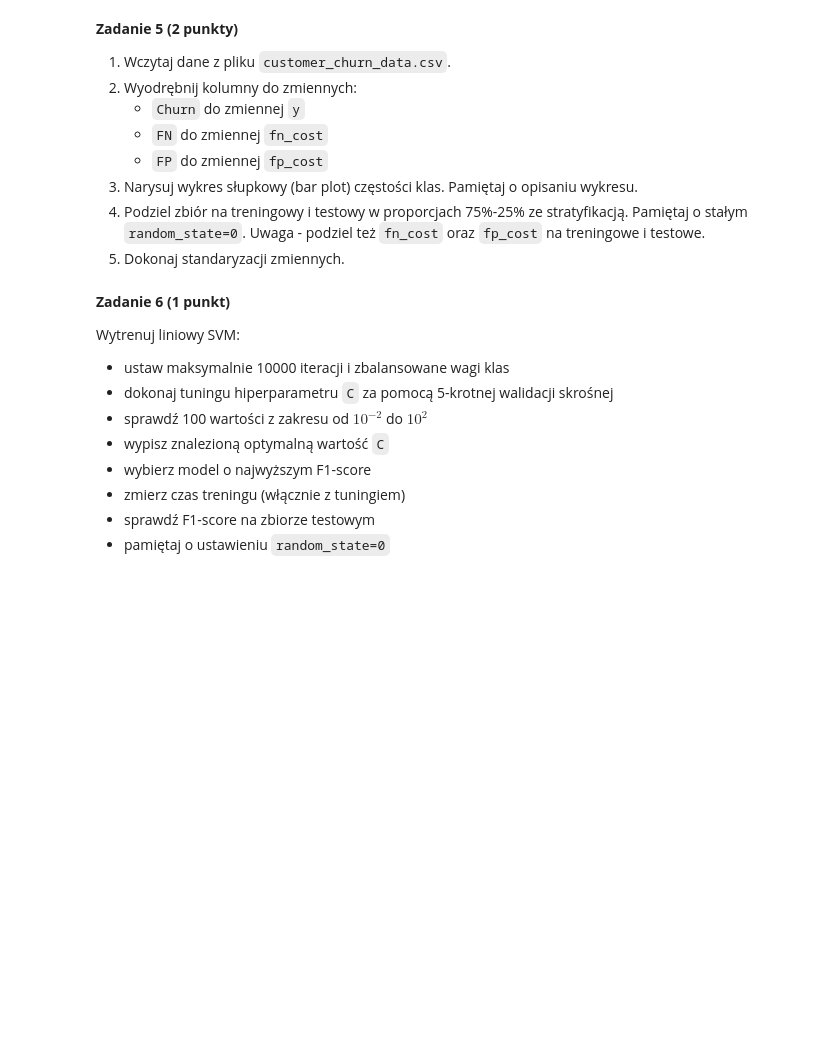
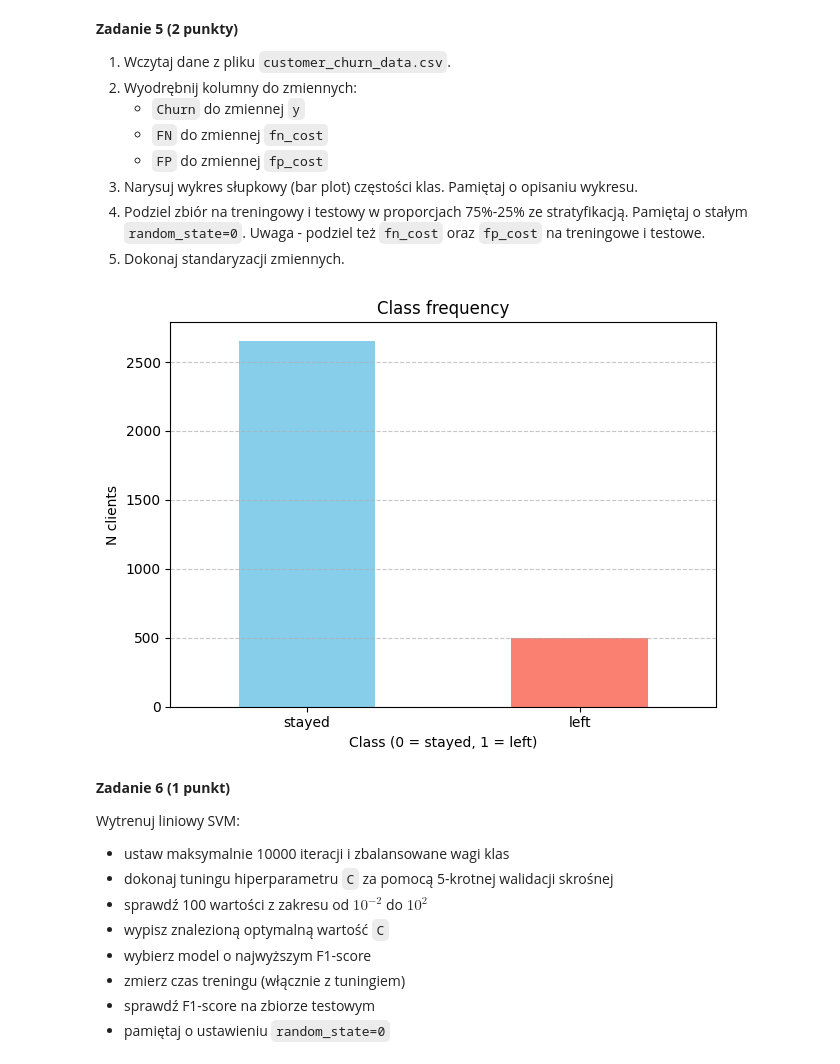
Before and after one commit to eszlamczyk/podstawy-uczenia-maszynowego-24-25, a Jupyter notebook: lab3/notebook.ipynb, the cells around one changed output. Saved outputs shown, nothing was run; the diff lists cells and outputs as text; code cells hidden in the pictures; blank space fills up the shorter version.

```diff
--- a/lab3/notebook.ipynb
+++ b/lab3/notebook.ipynb
@@ -161,0 +272,17 @@ Wynik jest ewidentnie lepszy, bez żadnego tuningu! Zajmuje to jednak sporo czas
+# %%
+# 261 - najlepsze znalezione C
+linear_svm = LinearSVC(C=261, class_weight="balanced", max_iter=10000, random_state=0)
+linear_svm.fit(X_train_scaled, y_train)
+decision_function = linear_svm.decision_function(X_train_scaled)
+linear_sv_indices = np.where(np.abs(decision_function) <= 1 + 1e-15)[0]
+n_linear_sv = len(linear_sv_indices)
+linear_sv_percent = n_linear_sv / len(X_train_scaled) * 100
+
+kernel_svm = SVC(cache_size=512, class_weight="balanced", random_state=0)
+kernel_svm.fit(X_train_scaled, y_train)
+n_kernel_sv = len(kernel_svm.support_)
+kernel_sv_percent = n_kernel_sv / len(X_train_scaled) * 100
+
+
+print(f"Linear SVM: {n_linear_sv} support vectors ({linear_sv_percent:.2f}%)")
+print(f"Kernel SVM: {n_kernel_sv} support vectors ({kernel_sv_percent:.2f}%)")
@@ -198,6 +353,43 @@ Zbiór został wzięty z Kaggle (opublikował go tam Ruholla Jafari-Marandi). W
 3. Narysuj wykres słupkowy (bar plot) częstości klas. Pamiętaj o opisaniu wykresu.
 4. Podziel zbiór na treningowy i testowy w proporcjach 75%-25% ze stratyfikacją. Pamiętaj o stałym `random_state=0`. Uwaga - podziel też `fn_cost` oraz `fp_cost` na treningowe i testowe.
 5. Dokonaj standaryzacji zmiennych.
+# %%
+from sklearn.model_selection import train_test_split
+from sklearn.preprocessing import StandardScaler
+
+data = pd.read_csv("customer_churn_data.csv")
+
+y = data.pop("Churn")
+fn_cost = data.pop("FN")
+fp_cost = data.pop("FP")
+
+X = data
+
+y.value_counts().plot(kind="bar", color=["skyblue", "salmon"])
+plt.title("Class frequency")
+plt.xlabel("Class (0 = stayed, 1 = left)")
+plt.ylabel("N clients")
+plt.xticks(ticks=[0, 1], labels=["stayed", "left"], rotation=0)
+plt.grid(axis="y", linestyle="--", alpha=0.7)
+plt.tight_layout()
+plt.show()
+
+(
+    X_train,
+    X_test,
+    y_train,
+    y_test,
+    fn_cost_train,
+    fn_cost_test,
+    fp_cost_train,
+    fp_cost_test,
+) = train_test_split(X, y, fn_cost, fp_cost, test_size=0.25, stratify=y, random_state=0)
+
+scaler = StandardScaler()
+X_train_scaled = scaler.fit_transform(X_train)
+X_test_scaled = scaler.transform(X_test)
+# %% [output]
+[figure, added]
 # %% [markdown]
 **Zadanie 6 (1 punkt)**
 
```
Also changed, not shown: parts of 23 cells of this notebook.
